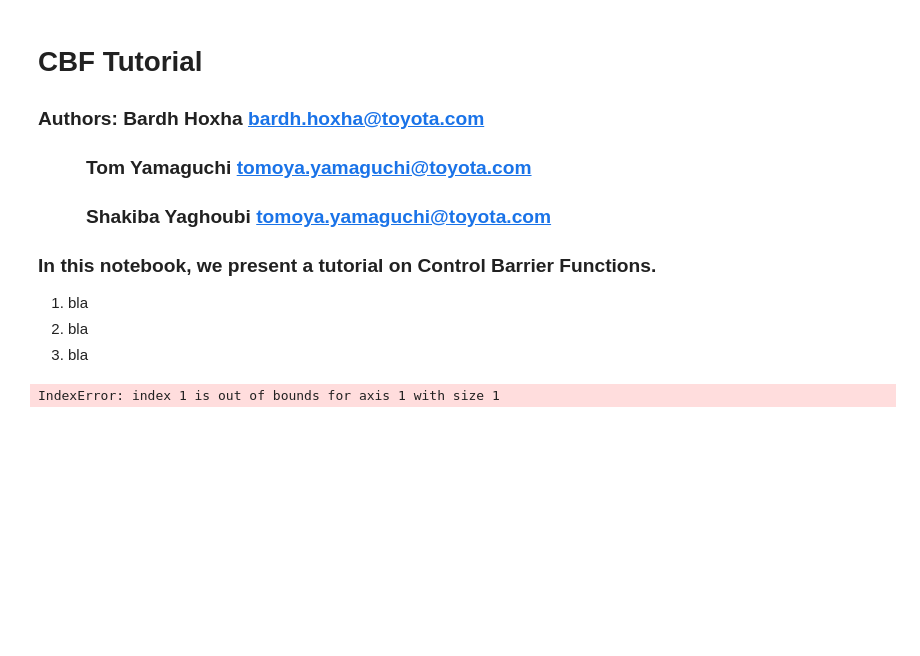
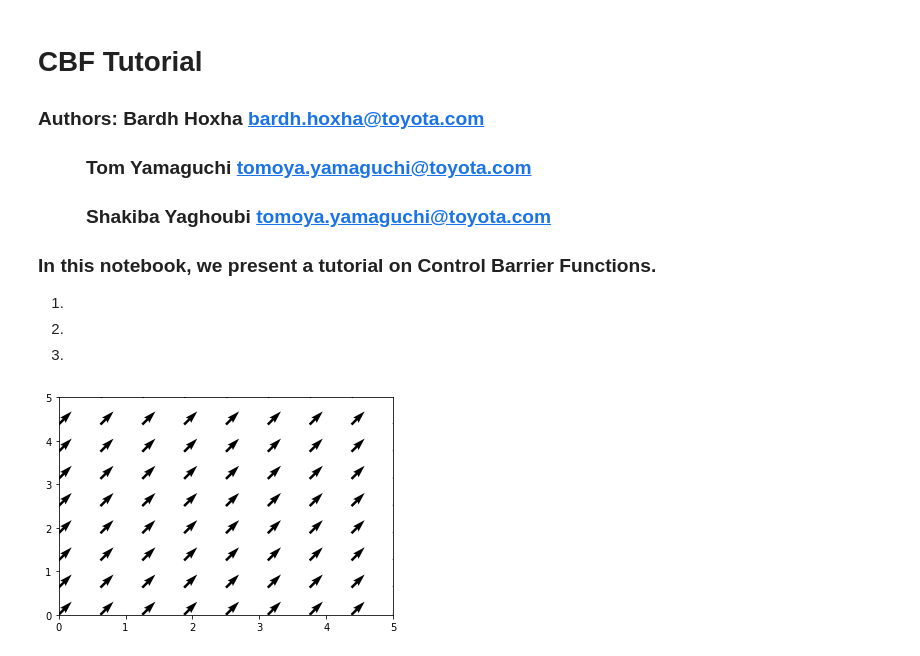
Before and after one commit to tomashdz/control_barrier_function_kit, a Jupyter notebook: tutorial/tutorial.ipynb, the cells around one changed output. Drawn from its saved outputs; the diff is of its cells as text; code cells hidden in the pictures; blank space fills up the shorter version.

```diff
--- a/tutorial/tutorial.ipynb
+++ b/tutorial/tutorial.ipynb
@@ -5,39 +5,36 @@
 ### &nbsp;&nbsp;&nbsp;&nbsp;&nbsp;&nbsp;&nbsp;&nbsp; Shakiba Yaghoubi tomoya.yamaguchi@toyota.com
 
 ### In this notebook, we present a tutorial on Control Barrier Functions.
-1. bla
-2. bla
-3. bla
+1.
+2.
+3.
-# %%
-import numpy as np
-import scipy.integrate as spi
-import matplotlib.pyplot as plt
-
-def f(u1,u2):
-
-    o = [[1][1]]
-    o = [[u1][u2]]
-
-    xdot = v[:2]
-
-    xdot = o + u
-    return np.r_[xdot]
-
-t = np.linspace(0., 1, 1)
-
-fig, ax = plt.subplots(1, 1, figsize=(8, 4))
-
-for i in np.linspace(0., 0.3, 3):
-    for k in np.linspace(0., 0.3, 3):
-        v = spi.odeint(f, 0, t, args=(i,k))
-        ax.plot(v[:, 0], v[:, 1], 'o-', mew=1, ms=8,
-            mec='w', label=f'k={k:.1f}')
-
-
-# We simulate the system for different values of k.
-
-ax.legend()
-ax.set_xlim(0, 12)
-ax.set_ylim(0, 6)
-# %% [output]
-IndexError: index 1 is out of bounds for axis 1 with size 1
+# %%
+import numpy as np
+import scipy.integrate as spi
+import matplotlib.pyplot as plt
+
+
+def f(x,t,u1,u2):
+  return np.array([1, 1]) + np.array([u1,u2])
+
+t = np.linspace(0, 1, 2)
+
+# Grid of x, y points
+nx, ny = 9, 9
+x = np.linspace(0, 5, nx)
+y = np.linspace(0, 5, ny)
+
+plt.figure()
+
+for i in x:
+    for k in y:
+        x_0 = np.array([i,k])
+        xdot = spi.odeint(f, x_0, t,args=(0,0))
+        vec = xdot[1,:] - xdot[0,:]
+        plt.quiver(i,k,vec[0],vec[1])
+
+plt.xlim(0, 5)
+plt.ylim(0, 5)
+plt.show()
+# %% [output]
+[figure, added]
```
Also changed, not shown: 4 other files.
